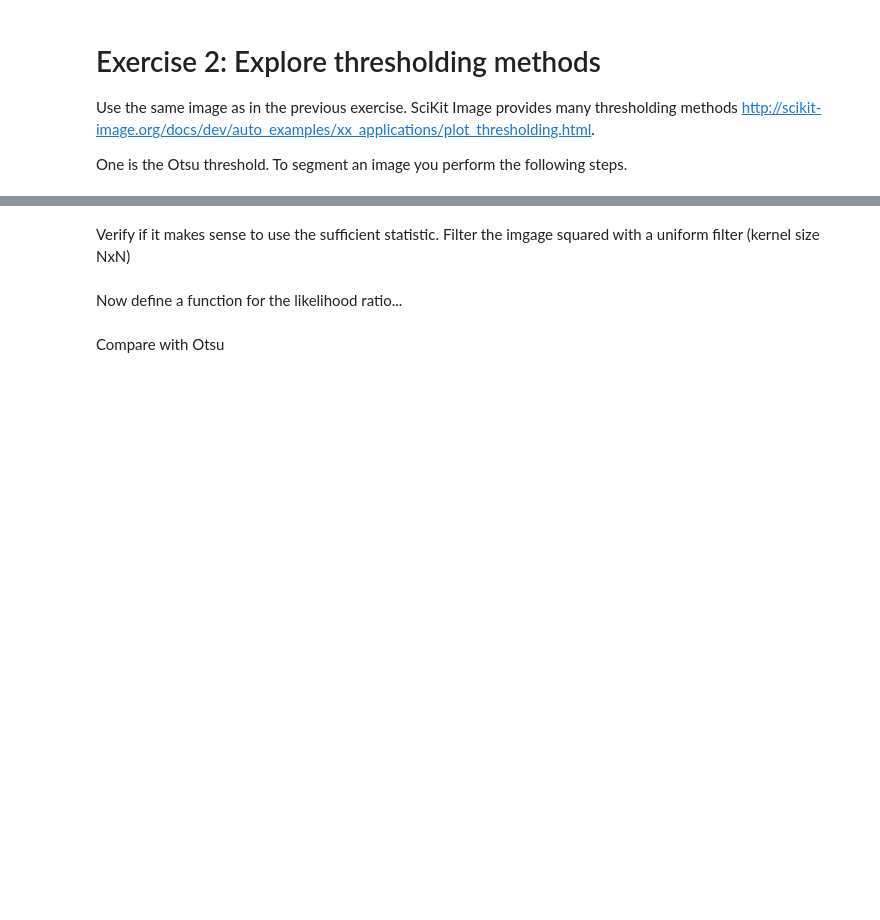
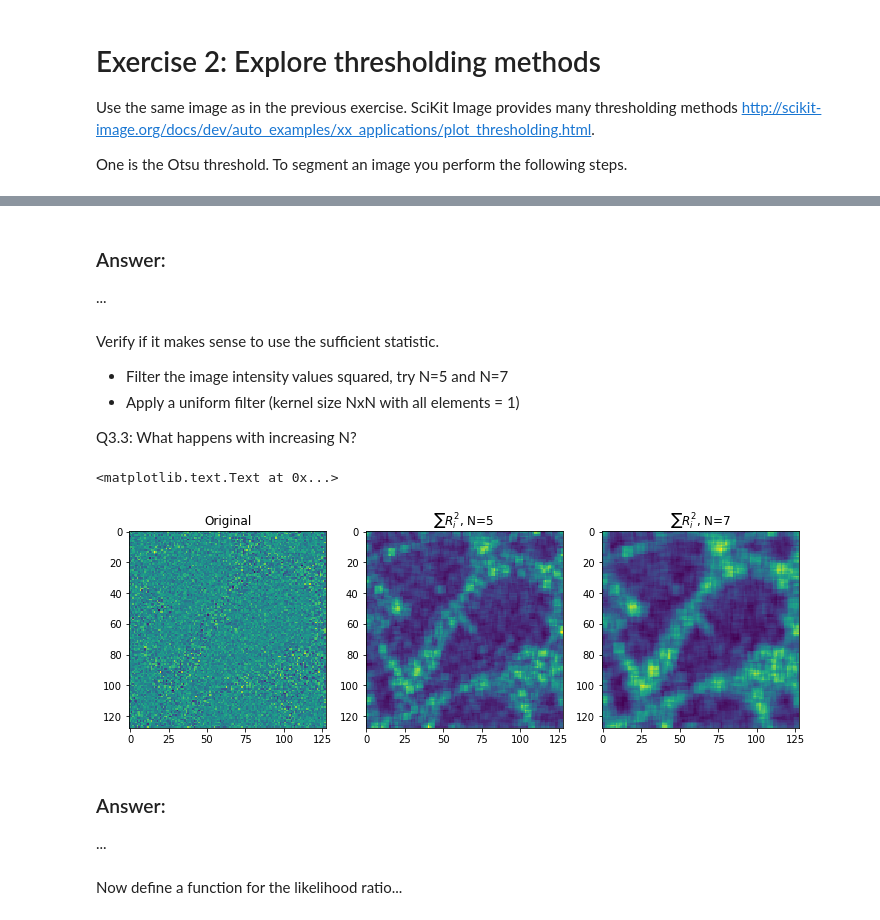
Before and after one commit to ImagingLectures/segmentation-anderskaestner, a Jupyter notebook: Assignment_03_Segmentation-Blank.ipynb, the cells around one changed output, grey strips where cells are left out. Drawn from its saved outputs; the diff is of its cells as text; code cells hidden in the pictures; blank space fills up the shorter version.

```diff
--- a/Assignment_03_Segmentation-Blank.ipynb
+++ b/Assignment_03_Segmentation-Blank.ipynb
@@ -70,12 +99,0 @@ First, we need some data
-# %%
-s0=1.0
-s1=2.0
-simg=img*(np.random.normal(0,s0,img.shape))+(1-img)*(np.random.normal(0,s1,img.shape))
-plt.figure(figsize=[12,6])
-plt.subplot(1,2,1)
-plt.imshow(simg)
-plt.subplot(1,2,2)
-hist,axis = np.histogram(simg,bins=128)
-plt.plot(axis[0:-1],hist)
-plt.xlabel('Gray value')
-plt.ylabel('Counts')
@@ -82,5 +112,30 @@ plt.ylabel('Counts')
+# %% [markdown]
+### Answer:
+...
 # %% [markdown]
-Verify if it makes sense to use the sufficient statistic. Filter the imgage squared with a uniform filter (kernel size NxN)
+Verify if it makes sense to use the sufficient statistic.
+- Filter the image intensity values squared, try N=5 and N=7
+- Apply a uniform filter (kernel size NxN with all elements = 1)
+
+Q3.3: What happens with increasing N?
+# %%
+plt.figure(figsize=[12,7])
+plt.subplot(1,3,1)
+plt.imshow(simg)
+plt.title('Original')
+plt.subplot(1,3,2)
+plt.imshow(ndimage.uniform_filter(simg**2,5))
+plt.title("$\sum R_i^2$, N=5")
+
+plt.subplot(1,3,3)
+plt.imshow(ndimage.uniform_filter(simg**2,7))
+plt.title("$\sum R_i^2$, N=7")
+# %% [output]
+<matplotlib.text.Text at 0x...>
+[figure, added]
+# %% [markdown]
+### Answer:
+...
 # %% [markdown]
 Now define a function for the likelihood ratio...
 # %%
@@ -94,2 +144,0 @@ plt.imshow(LikelihoodRatio(simg,s0,s1,7,0.005))
-# %% [markdown]
-Compare with Otsu
```
Also changed, not shown: parts of 20 cells of this notebook.
